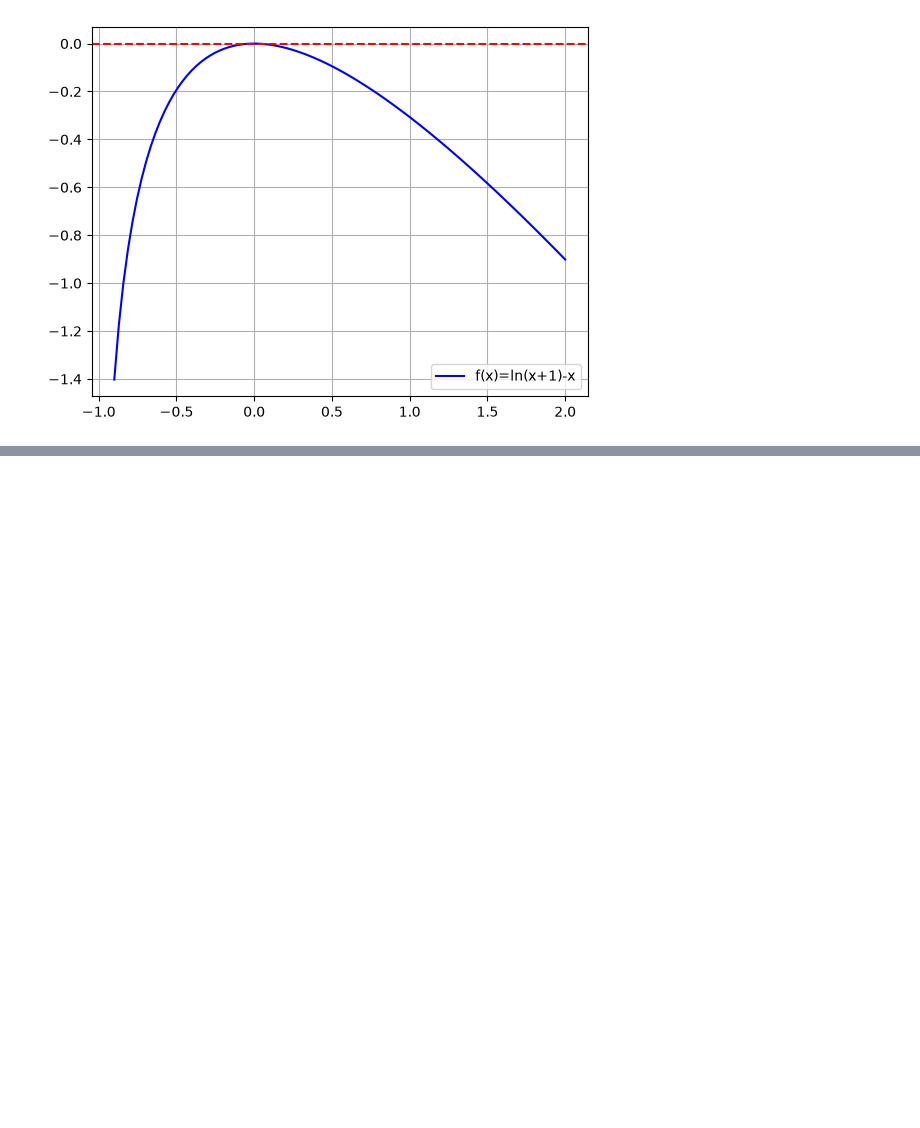
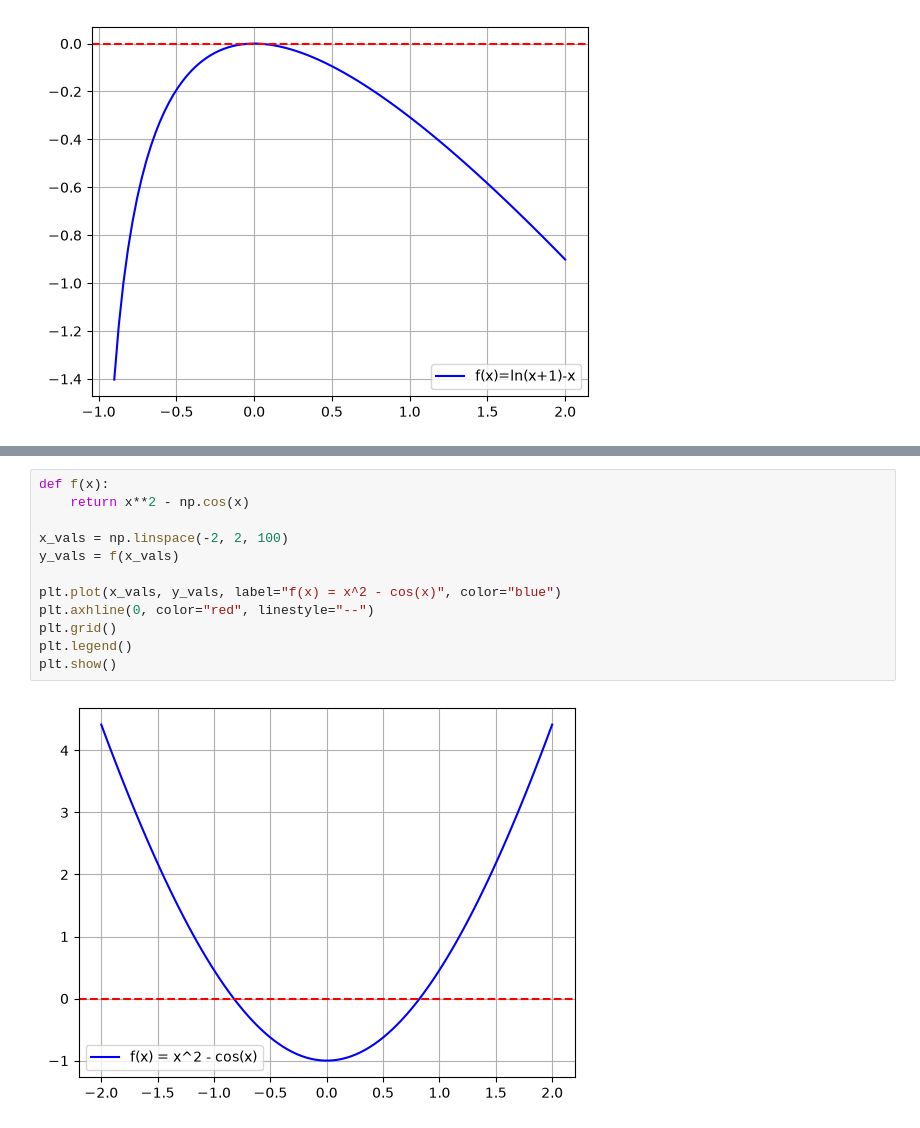
Before and after one commit to Cricca23/Calcolo_numerico, a Jupyter notebook: homework1.ipynb, the cells around one changed output, grey strips where cells are left out. Saved outputs shown, nothing was run; the diff lists cells and outputs as text; blank space fills up the shorter version.

```diff
--- a/homework1.ipynb
+++ b/homework1.ipynb
@@ -17,0 +83,14 @@ plt.show()
+# %%
+def f(x):
+    return x**2 - np.cos(x)
+
+x_vals = np.linspace(-2, 2, 100)
+y_vals = f(x_vals)
+
+plt.plot(x_vals, y_vals, label="f(x) = x^2 - cos(x)", color="blue")
+plt.axhline(0, color="red", linestyle="--")
+plt.grid()
+plt.legend()
+plt.show()
+# %% [output]
+[figure, added]
```
Also changed, not shown: parts of 11 cells of this notebook, 3 other files.
